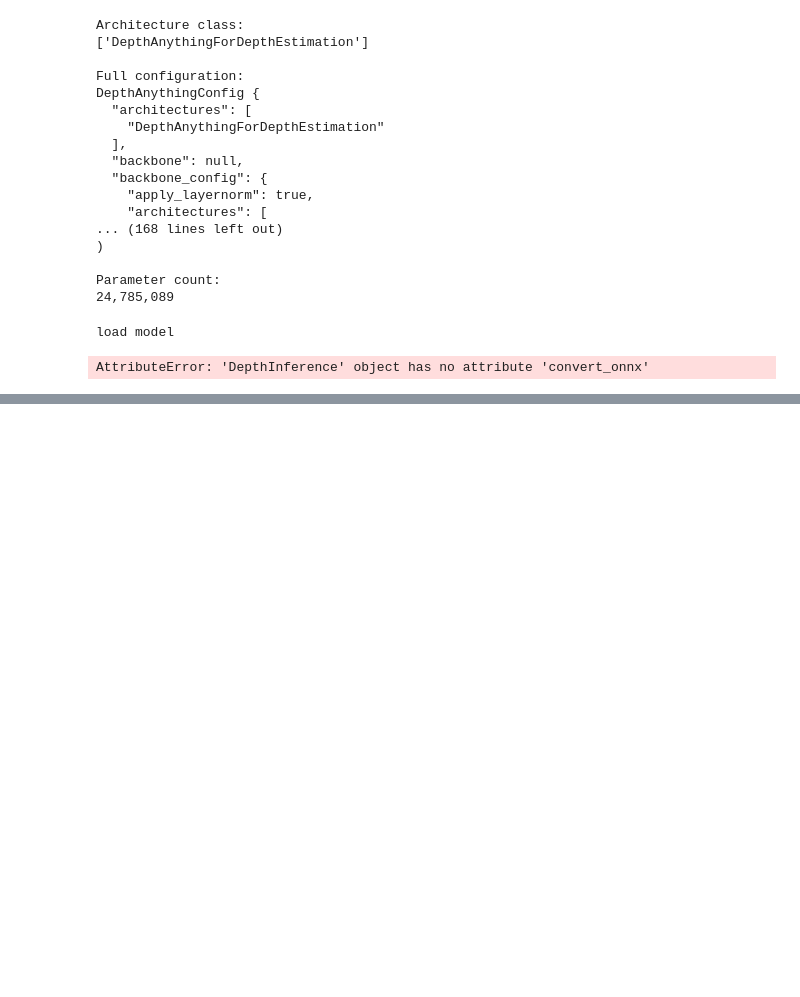
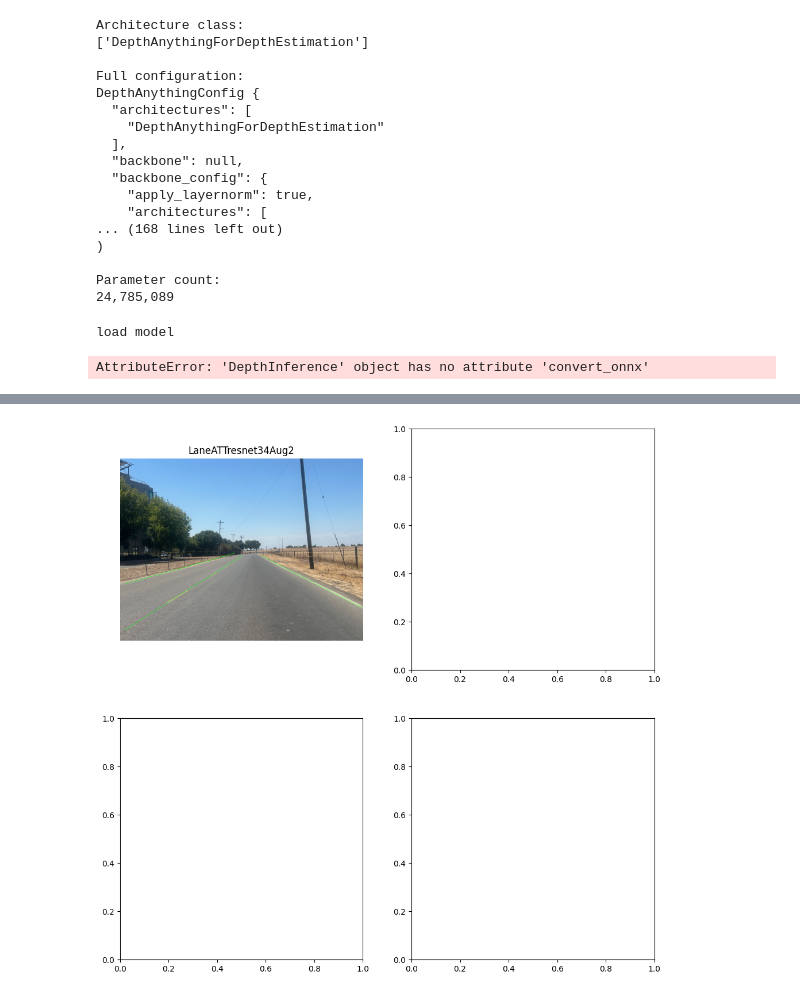
Before and after one commit to Duck1405/Autonomous-Bicycle, a Jupyter notebook: LaneATT/inference.ipynb, the cells around one changed output, grey strips where cells are left out. Saved outputs shown, nothing was run; the diff lists cells and outputs as text; code cells hidden in the pictures; blank space fills up the shorter version.

```diff
--- a/LaneATT/inference.ipynb
+++ b/LaneATT/inference.ipynb
@@ -348,3 +421,82 @@ axes[0].imshow(cv2.cvtColor(frame, cv2.COLOR_BGR2RGB));   axes[0].set_title("inp
 axes[1].imshow(cv2.cvtColor(colored, cv2.COLOR_BGR2RGB)); axes[1].set_title("depth");  axes[1].axis("off")
 plt.tight_layout()
 plt.show()
+# %%
+from lib.LaneATT import LaneATTInference
+image = "video_input/IMG_3046.jpeg"
+models = [("experiments/LaneATTresnet34Aug2/config.yaml", "experiments/LaneATTresnet34Aug2/models/model_0020.pt", ""), ("experiments/LaneATTresnet50Aug2/config.yaml", "experiments/LaneATTresnet50Aug2/models/model_0030.pt", "")
+          ]
+
+fig, axes = plt.subplots(
+    nrows=len(models),
+    ncols=2,
+    figsize=(12, 12)
+)
+
+
+def split_left_right(self, lanes):
+    """lane dicts -> (left, right), ordered by bottom-row x position.
+
+    laneatt_decode keeps at most 2 lanes by default (nms_topk=2), which for
+    ego-lane detection are the left and right boundary. Missing side(s) come
+    back as None rather than guessing.
+    """
+    if not lanes:
+        return None, None
+    scored = sorted(lanes, key=self._bottom_x)
+    if len(scored) == 1:
+        return (scored[0], None) if self._bottom_x(scored[0]) < 0.5 else (None, scored[0])
+    return scored[0], scored[-1]
+
+if len(models) == 1:
+    axes = [axes]
+
+for i, (config_path, path_model, _) in enumerate(models):
+    print(f"Running inference for model: {path_model}")
+    cfg = Config(config_path)
+    name = Path(path_model).stem
+    model_name = Path(path_model).parent.parent.name
+    # output_folder = Path(output_root) / model_name / name
+
+    model = LaneATTInference(cfg.get_model(), path_model, device=torch.device("cpu"), conf_threshold=0.5, nms_thres=50, nms_topk=5, keep_threshold=0.3, match_tolerance=0.05)
+    new_image = cv2.imread(image)
+    evaluation = model.frame_eval(new_image)
+    pts_all = model.lanes_to_px(evaluation, new_image.shape[1], new_image.shape[0])
+    for pts in pts_all:
+        for p0, p1 in zip(pts[:-1], pts[1:]):
+            cv2.line(new_image, tuple(p0), tuple(p1), (0, 255, 0), 3)
+    new_image_rgb = cv2.cvtColor(new_image, cv2.COLOR_BGR2RGB)
+    axes[i,0].imshow(new_image_rgb)
+    axes[i,0].set_title(Path(path_model).parent.parent.name)
+    axes[i,0].axis("off")
+
+    print(f"shape: {new_image.shape[1]}, pts_all: {pts_all}")
+    left_points, right_points, mid_points, synthesized = model.get_ego_lanes2(new_image.shape[1], pts_all)
+
+    # left_points, right_points, mid_points, synthesized = model.get_ego_lanes(new_image.shape[1], pts_all)
+    # print(mid_points)
+    # print(left_points)
+    # print(right_points)
+    # if left_points is not None and right_points is not None and mid_points is not None:
+    #     left_color = (255, 0, 0)    # orange / magenta
+    #     right_color =  (0, 0, 255)  # orange / cyan
+    #     mid_color = (0, 255, 0)    # green
+    #     for p0, p1 in zip(left_points[:-1], left_points[1:]):
+    #         cv2.line(new_image, tuple(p0), tuple(p1), left_color, 15)
+    #     for p0, p1 in zip(right_points[:-1], right_points[1:]):
+    #         cv2.line(new_image, tuple(p0), tuple(p1), right_color, 15)
+    #     for p0, p1 in zip(mid_points[:-1], mid_points[1:]):
+    #         cv2.line(new_image, tuple(p0), tuple(p1), mid_color, 15)
+
+    # new_image_rgb = cv2.cvtColor(new_image, cv2.COLOR_BGR2RGB)
+    # axes[i,1].imshow(new_image_rgb)
+    # axes[i,1].set_title(Path(path_model).parent.parent.name)
+    # axes[i,1].axis("off")
+
+
+plt.tight_layout()
+plt.show()
+
+
+    # print(evaluation)
+# %% [output]
@@ -350,0 +521 @@ plt.show()
+[figure, added]
```
Also changed, not shown: parts of 8 cells of this notebook, 33 other files.
